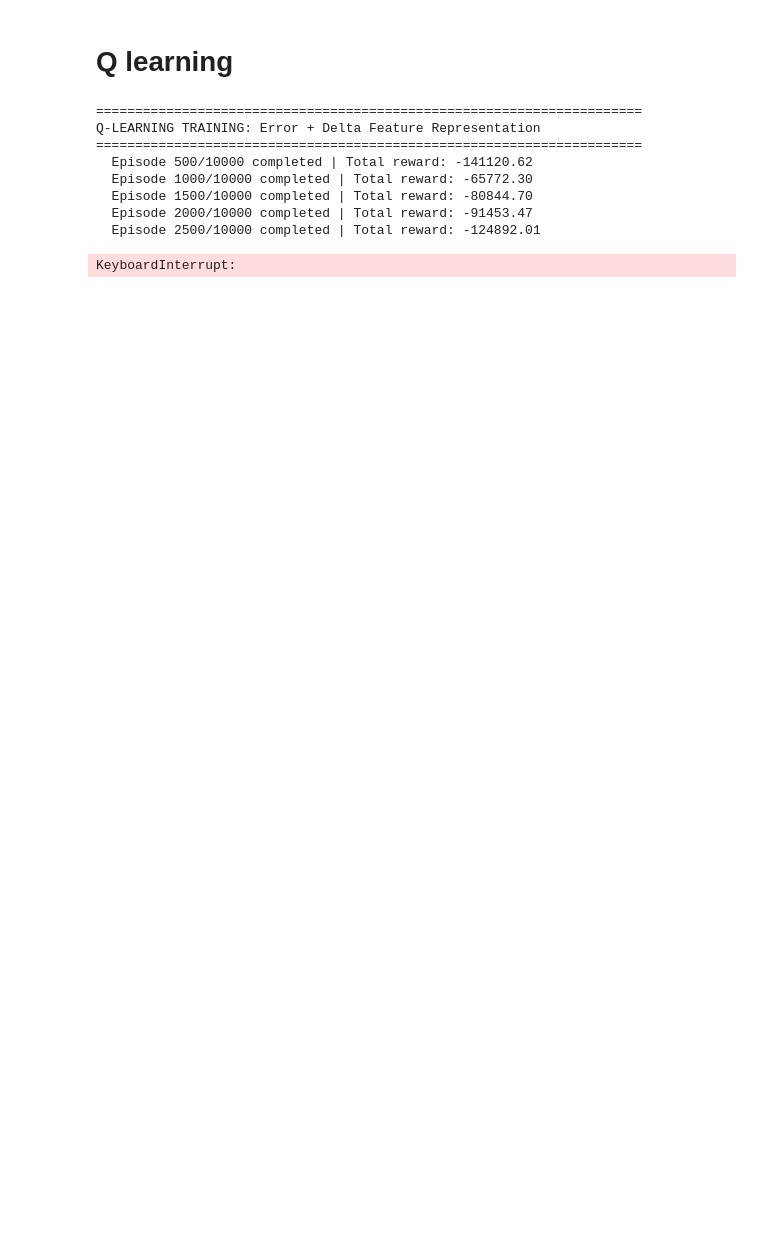
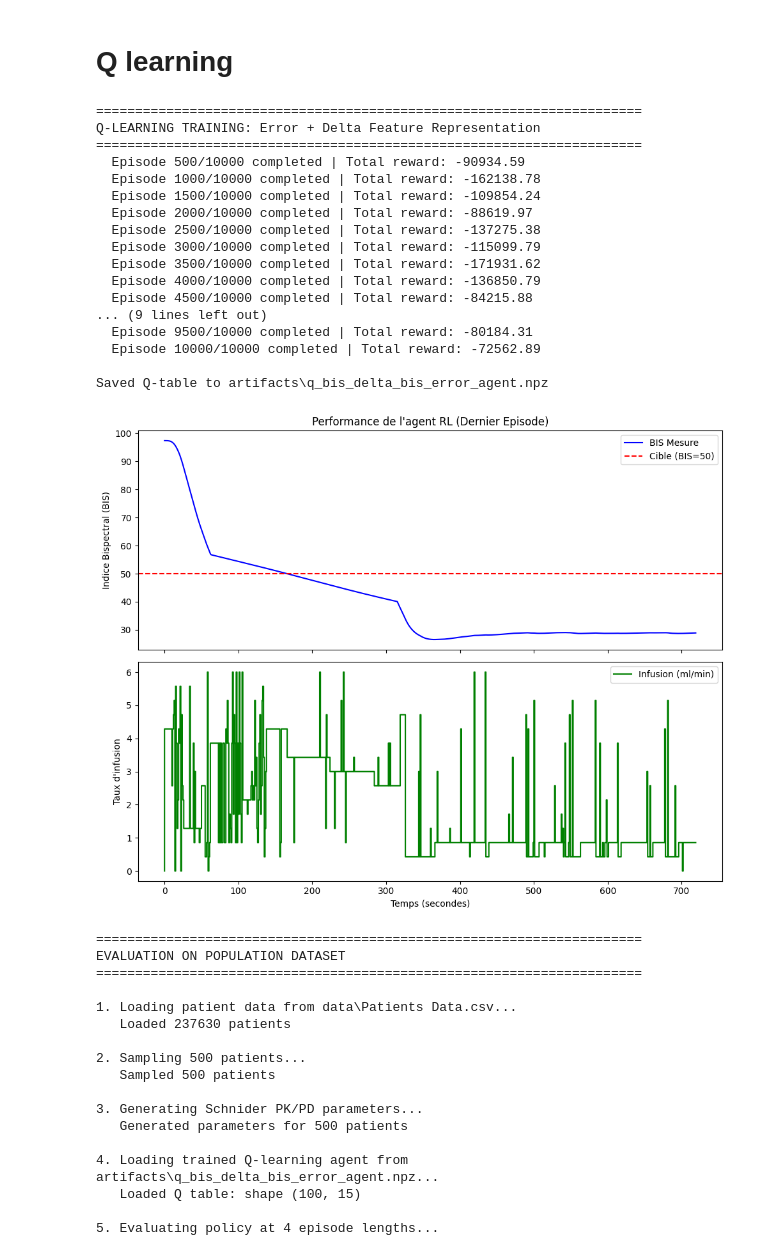
Before and after one commit to codinghaytam/anesthesia, a Jupyter notebook: Q learning.ipynb, the cells around one changed output. Drawn from its saved outputs; the diff is of its cells as text; code cells hidden in the pictures; blank space fills up the shorter version.

```diff
--- a/Q learning.ipynb
+++ b/Q learning.ipynb
@@ -101,10 +101,10 @@ class AnesthesiaEnv:
         error = bis - self.target
         delta_bis_error = error - self.prev_error
 
-        if BIS_TARGET_MIN > bis :
+        if 40 > bis :
             reward = -0.8*(abs(error)) - 0.5*abs(delta_bis_error)
-        elif bis > BIS_TARGET_MAX:
-            reward = -0.2*(abs(error)) - 0.5*abs(delta_bis_error)
+        elif bis > 60:
+            reward = -0.2*(abs(error)) + 0.5*abs(delta_bis_error)
         else:
             reward = 1.0/(1.0+abs(error)) - 0.5*abs(delta_bis_error)
 
@@ -381,36 +381,62 @@ for idx, (_, patient) in enumerate(eval_df.iterrows()):
     patient_results.append(
         {
             "patient_id": patient_id,
             "age": age,
             "age_group": age_group,
             "results": results,
         }
     )
 
 results_df = create_results_dataframe(patient_results, EVAL_EPISODE_LENGTHS)
 summary_df = create_summary_by_age_group(results_df, EVAL_EPISODE_LENGTHS, AGE_GROUPS)
 
 print("\n6. Saving evaluation results...")
 save_evaluation_results(
     results_df,
     summary_df,
     "q_bis_delta_bis_error",
     str(METRICS_DIR),
 )
 
 print("\n" + "=" * 70)
 print("Evaluation complete!")
 print(f"  - Results: {len(results_df)} patients")
 print(f"  - Age groups: {results_df['AgeGroup'].nunique()}")
 print(f"  - Episode lengths: {len(EVAL_EPISODE_LENGTHS)}")
 print("=" * 70)
 # %% [output]
 ======================================================================
 Q-LEARNING TRAINING: Error + Delta Feature Representation
 ======================================================================
-  Episode 500/10000 completed | Total reward: -141120.62
-  Episode 1000/10000 completed | Total reward: -65772.30
-  Episode 1500/10000 completed | Total reward: -80844.70
-  Episode 2000/10000 completed | Total reward: -91453.47
-  Episode 2500/10000 completed | Total reward: -124892.01
+  Episode 500/10000 completed | Total reward: -90934.59
+  Episode 1000/10000 completed | Total reward: -162138.78
+  Episode 1500/10000 completed | Total reward: -109854.24
+  Episode 2000/10000 completed | Total reward: -88619.97
+  Episode 2500/10000 completed | Total reward: -137275.38
+  Episode 3000/10000 completed | Total reward: -115099.79
+  Episode 3500/10000 completed | Total reward: -171931.62
+  Episode 4000/10000 completed | Total reward: -136850.79
+  Episode 4500/10000 completed | Total reward: -84215.88
+... (9 lines left out)
+  Episode 9500/10000 completed | Total reward: -80184.31
+  Episode 10000/10000 completed | Total reward: -72562.89
+
+Saved Q-table to artifacts\q_bis_delta_bis_error_agent.npz
+[figure, added]
-KeyboardInterrupt:
+======================================================================
+EVALUATION ON POPULATION DATASET
+======================================================================
+
+1. Loading patient data from data\Patients Data.csv...
+   Loaded 237630 patients
+
+2. Sampling 500 patients...
+   Sampled 500 patients
+
+3. Generating Schnider PK/PD parameters...
+   Generated parameters for 500 patients
+
+4. Loading trained Q-learning agent from artifacts\q_bis_delta_bis_error_agent.npz...
+   Loaded Q table: shape (100, 15)
+
+5. Evaluating policy at 4 episode lengths...
```
Also changed, not shown: 36 other files.
